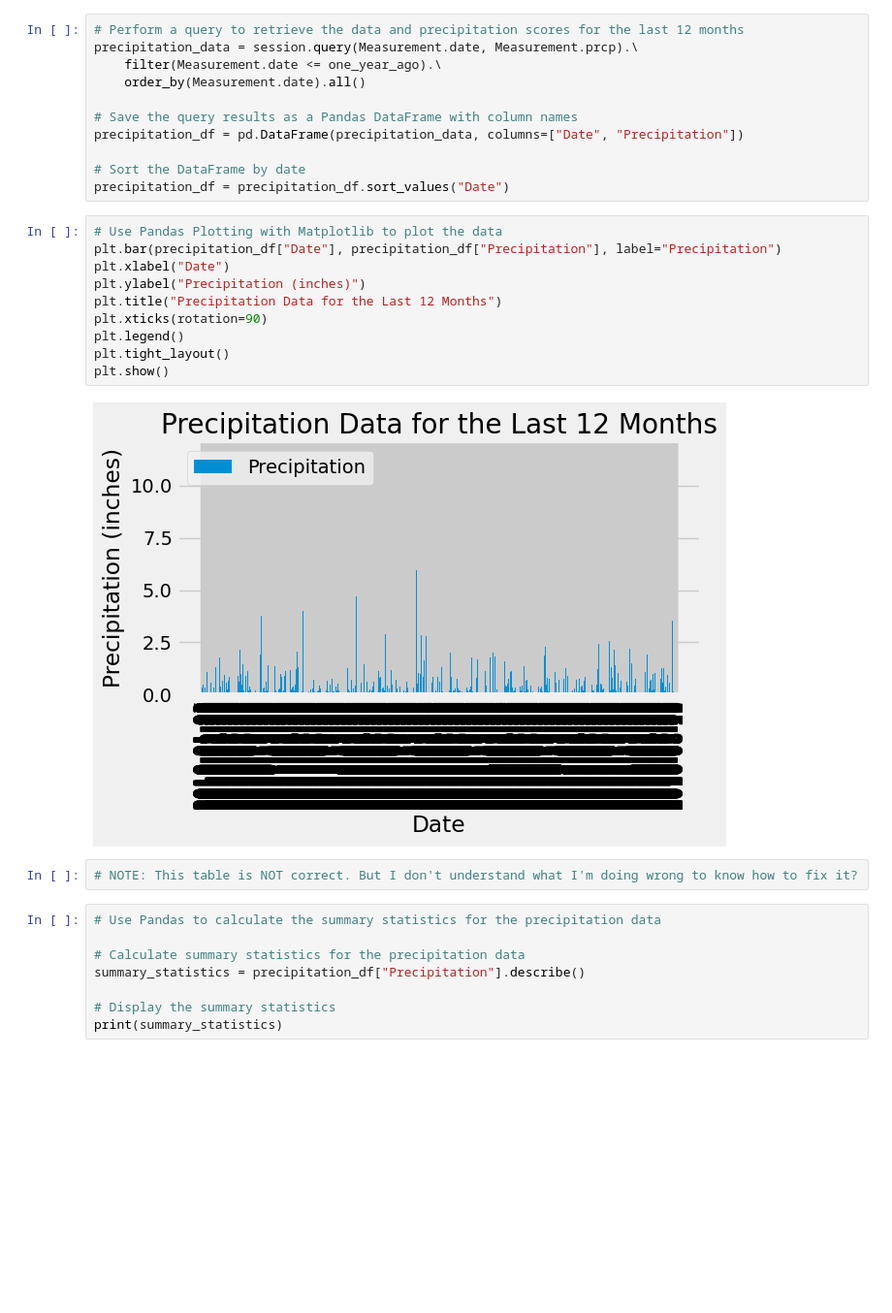
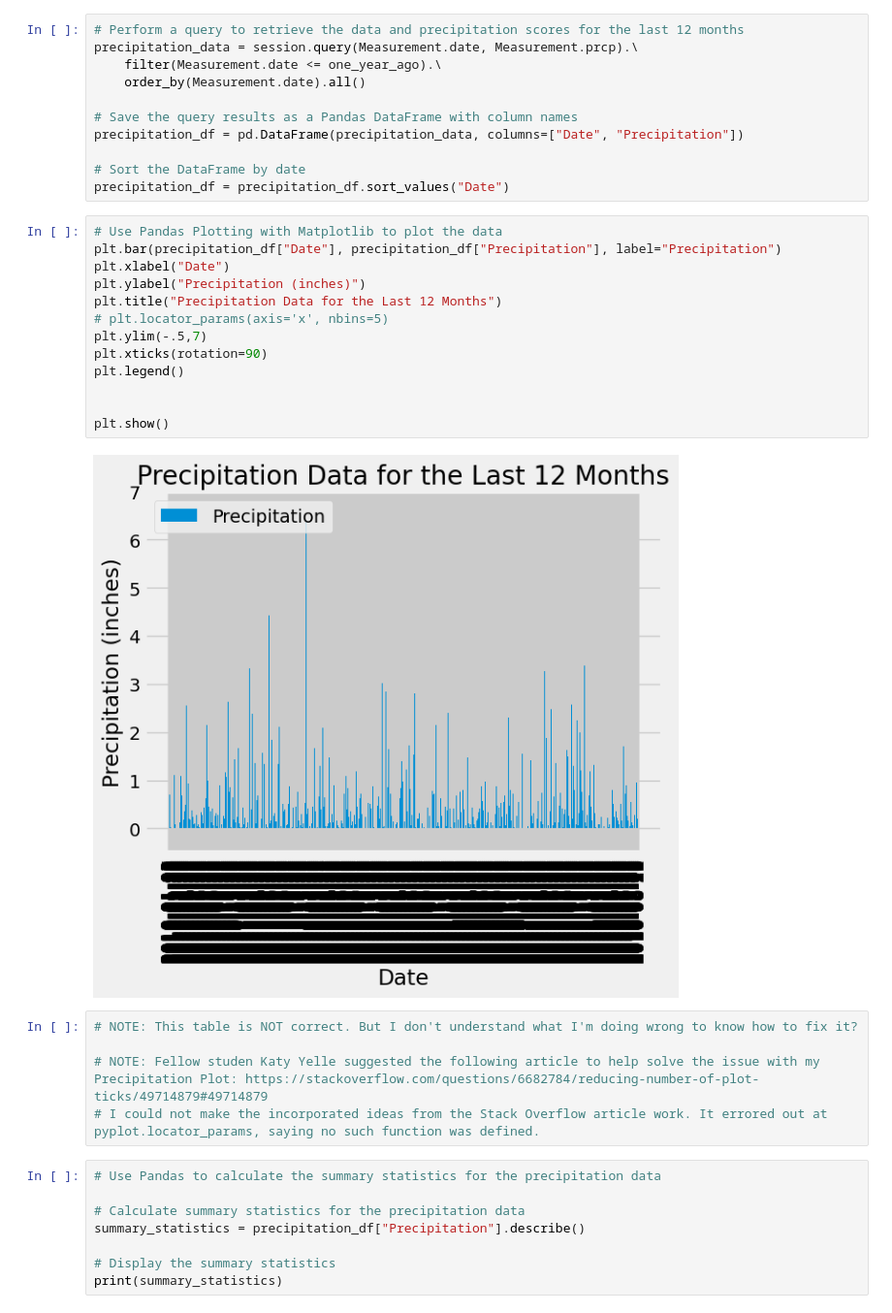
Before and after one commit to TLCLauraB/sqlalchemy-challenge, a Jupyter notebook: SurfsUp/climate_starter.ipynb, the cells around one changed output. Shown at 97% size. Drawn from its saved outputs; the diff is of its cells as text; blank space fills up the shorter version.

```diff
--- a/SurfsUp/climate_starter.ipynb
+++ b/SurfsUp/climate_starter.ipynb
@@ -123,17 +123,23 @@ precipitation_df = precipitation_df.sort_values("Date")
 # %%
 # Use Pandas Plotting with Matplotlib to plot the data
 plt.bar(precipitation_df["Date"], precipitation_df["Precipitation"], label="Precipitation")
 plt.xlabel("Date")
 plt.ylabel("Precipitation (inches)")
 plt.title("Precipitation Data for the Last 12 Months")
+# plt.locator_params(axis='x', nbins=5)
+plt.ylim(-.5,7)
 plt.xticks(rotation=90)
 plt.legend()
-plt.tight_layout()
+
+
 plt.show()
 # %% [output]
-[figure, old version]
+[figure, new version]
 # %%
 # NOTE: This table is NOT correct. But I don't understand what I'm doing wrong to know how to fix it?
+
+# NOTE: Fellow studen Katy Yelle suggested the following article to help solve the issue with my Precipitation Plot: https://stackoverflow.com/questions/6682784/reducing-number-of-plot-ticks/49714879#49714879
+# I could not make the incorporated ideas from the Stack Overflow article work. It errored out at pyplot.locator_params, saying no such function was defined.
 # %%
 # Use Pandas to calculate the summary statistics for the precipitation data
 
```
Also changed, not shown: 2 other files.
